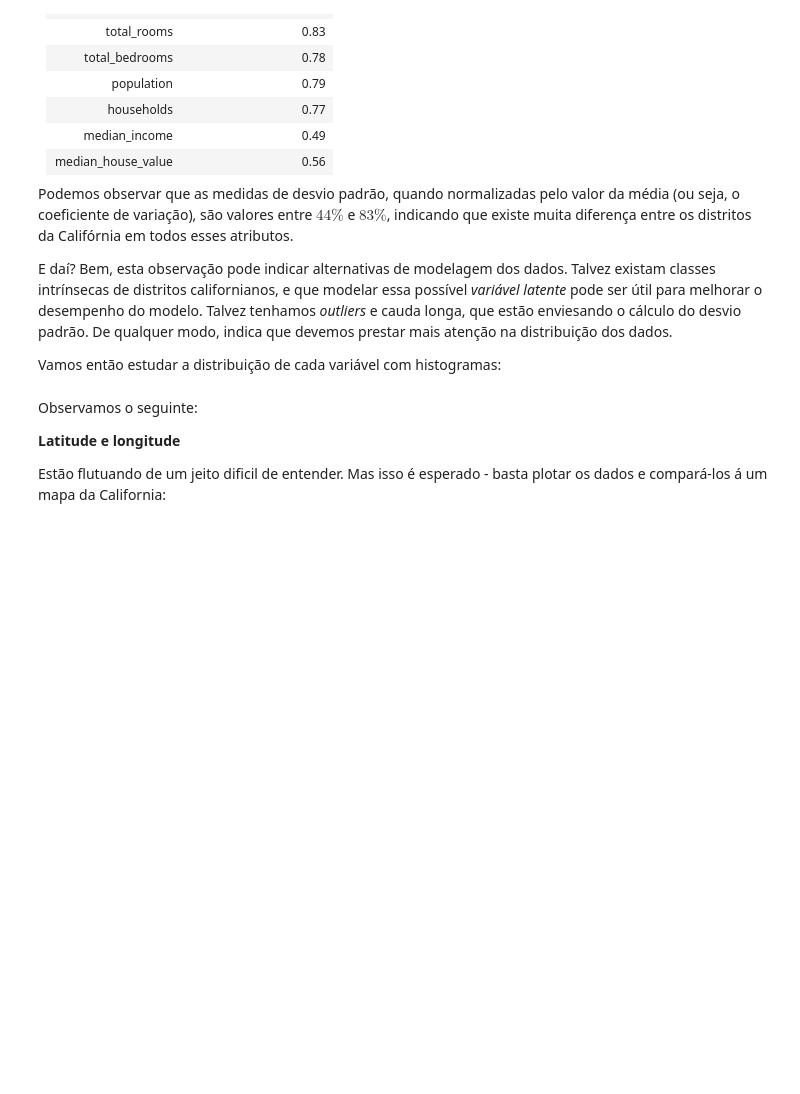
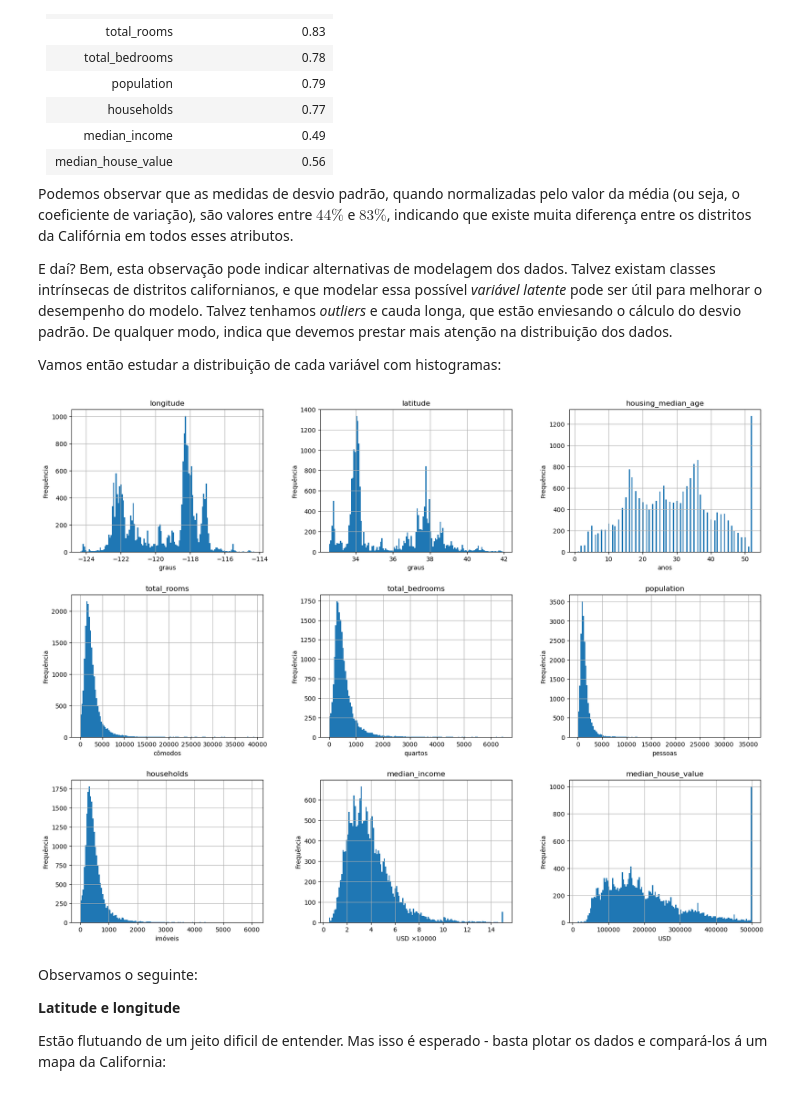
Before and after one commit to marinnagc/ml_labs_marinnagc, a Jupyter notebook: labs/01_regression/answers/task_01.ipynb, the cells around one changed output. Cells and saved outputs as stored; diff of their text form; code cells hidden in the pictures; blank space fills up the shorter version.

```diff
--- a/labs/01_regression/answers/task_01.ipynb
+++ b/labs/01_regression/answers/task_01.ipynb
@@ -470,30 +594,34 @@ n_bins = np.floor(np.sqrt(data.shape[0])).astype(int).item()
 # %%
 import matplotlib.pyplot as plt
 
 measurement_units = {
     'longitude': 'graus',
     'latitude': 'graus',
     'housing_median_age': 'anos',
     'total_rooms': 'cômodos',
     'total_bedrooms': 'quartos',
     'population': 'pessoas',
     'households': 'imóveis',
     'median_income': r'USD $\times 10000$',
     'median_house_value': r'USD',
     'ocean_proximity': 'classe',
 }
 
 result = data \
     .select_dtypes(include='number') \
     .hist(bins=n_bins, figsize=(20, 15))
 
 for subplot in result.flatten():
     column = subplot.get_title()
+    if not column:
+        continue
     unit = measurement_units[column]
     subplot.set_xlabel(unit)
     subplot.set_ylabel('Frequência')
 
 plt.show()
+# %% [output]
+[figure, added]
 # %% [markdown]
 Observamos o seguinte:
 
```
Also changed, not shown: parts of 44 cells of this notebook, 5 other files.
